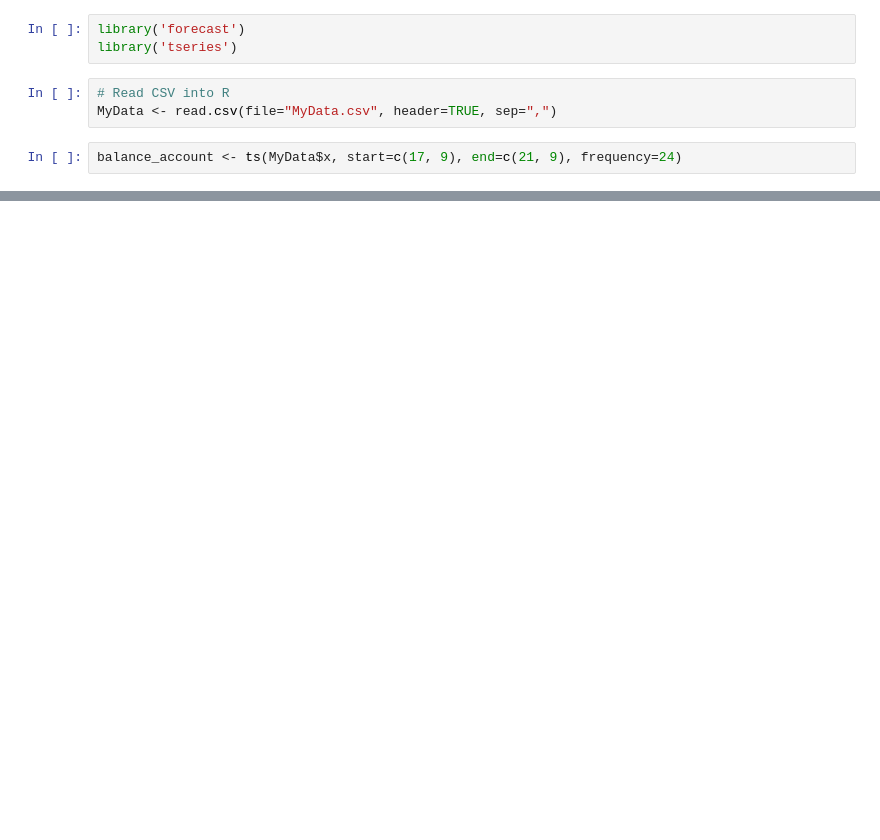
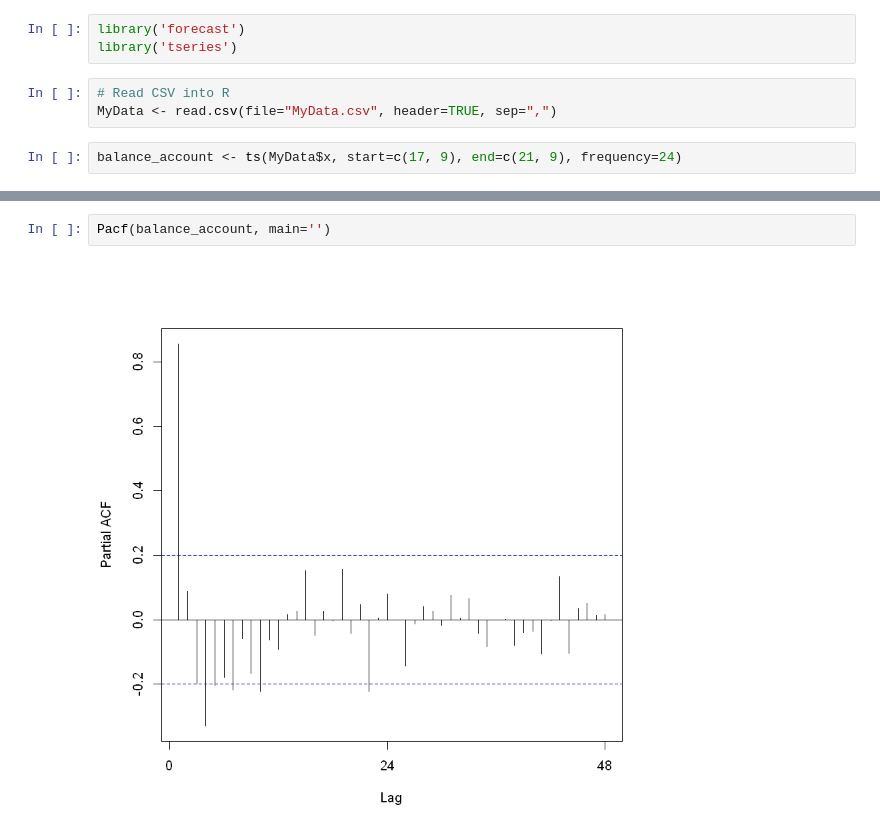
Before and after one commit to saman-nia/AIRMA-Time-Forecasting-with-R, a Jupyter notebook: AIRMA_Time_Forecasting.ipynb, the cells around one changed output, grey strips where cells are left out. Cells and saved outputs as stored; diff of their text form; blank space fills up the shorter version.

```diff
--- a/AIRMA_Time_Forecasting.ipynb
+++ b/AIRMA_Time_Forecasting.ipynb
@@ -13,0 +27,4 @@ plot(balance_account)
+# %%
+Pacf(balance_account, main='')
+# %% [output]
+[figure, added]
```
Also changed, not shown: parts of 16 cells of this notebook.
